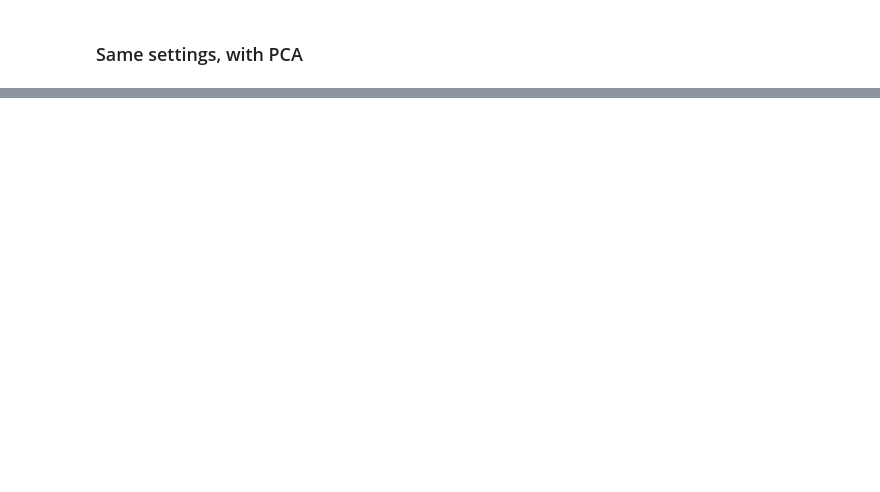
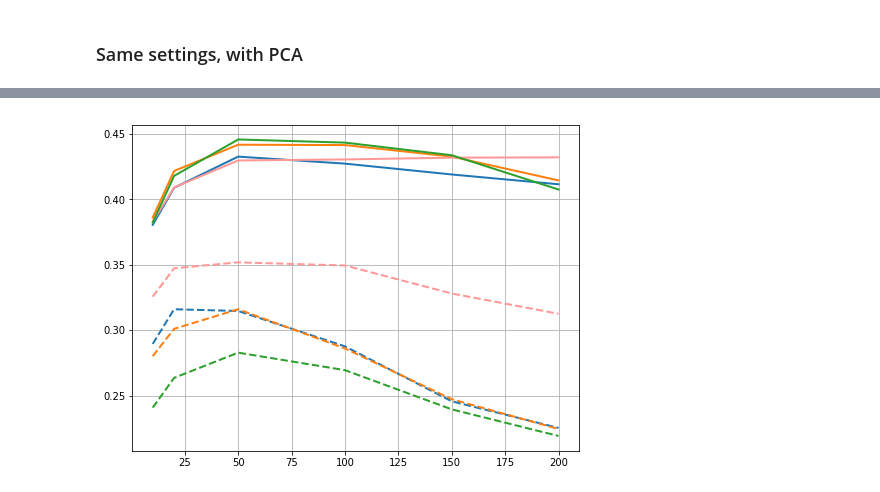
Before and after one commit to Slowika/Bag-of-Recipes, a Jupyter notebook: recommendations.ipynb, the cells around one changed output, grey strips where cells are left out. Drawn from its saved outputs; the diff is of its cells as text; code cells hidden in the pictures; blank space fills up the shorter version.

Commit message:
Run again for larger k and plot results

```diff
--- a/recommendations.ipynb
+++ b/recommendations.ipynb
@@ -172,2 +180,20 @@ results_PCA
 # %%
 results_PCA.to_csv('results/parameter_settings_train_PCA.csv', sep = '\t')
+# %%
+data_pca       = results_PCA['top10_presence']
+data           = results['top10_presence']
+
+color_sequence = ['#1f77b4', '#ff7f0e', '#ff9896', '#2ca02c']
+
+fig, ax = plt.subplots(1, 1, figsize=(8, 6))
+for sim, color in zip(similarity_measures, color_sequence):
+    plt.plot(k_grid, data_pca.loc[results_PCA['similarity_measure'] == sim], color, linewidth = 2)
+    plt.plot(k_grid, data.loc[results['similarity_measure'] == sim], color, linewidth = 2,
+             linestyle = "--")
+plt.grid()
+
+
+# Add title and legend
+fig.savefig('plots/k_tuning_top10.pdf')
+# %% [output]
+[figure, added]
```
Also changed, not shown: parts of 11 cells of this notebook, 2 other files.
